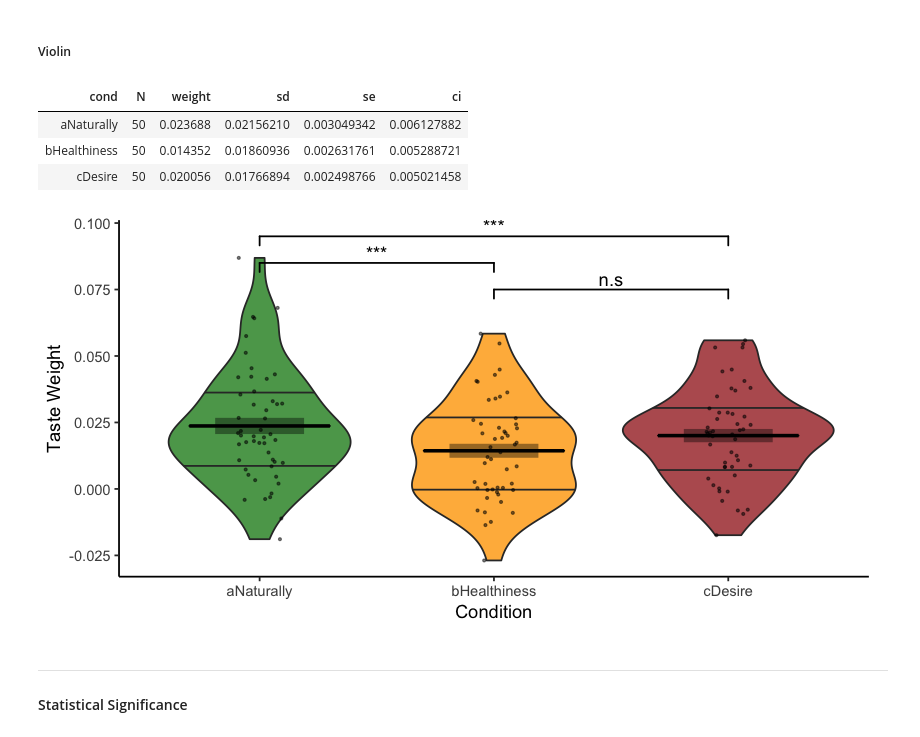
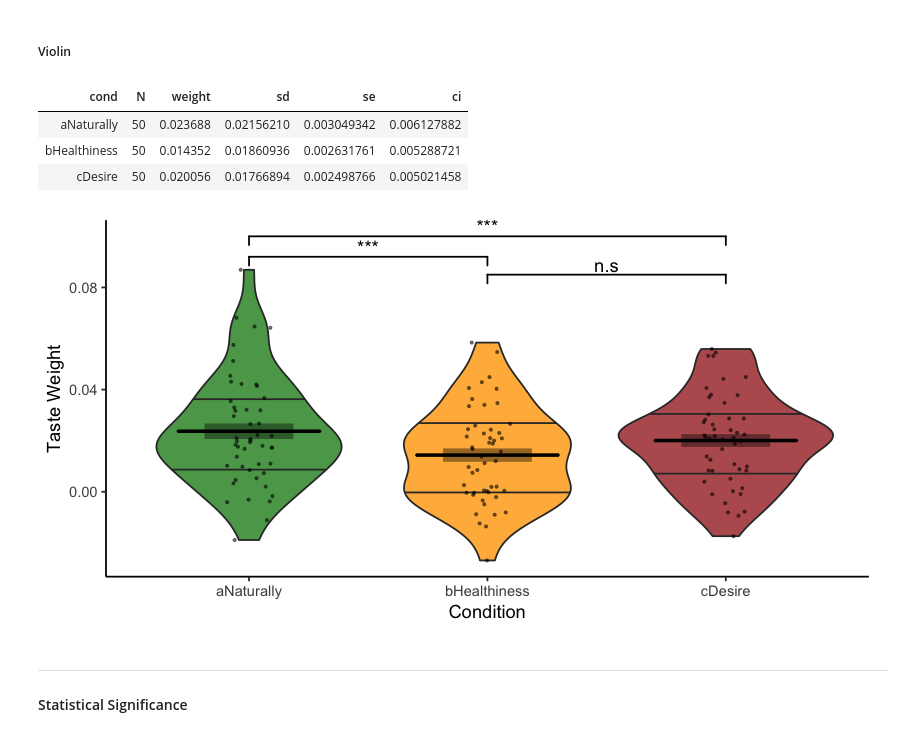
Before and after one commit to danieljwilson/cogReg_fMRI, a Jupyter notebook: 3_experiment/3_3_data_analysis/fr_results_ddm.ipynb, the cells around one changed output. Saved outputs shown, nothing was run; the diff lists cells and outputs as text; code cells hidden in the pictures.

```diff
--- a/3_experiment/3_3_data_analysis/fr_results_ddm.ipynb
+++ b/3_experiment/3_3_data_analysis/fr_results_ddm.ipynb
@@ -522,31 +522,34 @@ ddm_taste_sub$cond = plyr::mapvalues(ddm_taste_sub$cond,
 # %%
 ddm_taste_group = ddm_taste_sub %>%
     Rmisc::summarySE(measurevar = "weight", groupvars = c("cond"))
 
 #pander(ddm_taste_group)
 ddm_taste_group
 
 
 # Plot
 plot = ggplot(ddm_taste_sub, aes(cond, weight, fill = cond)) +
     geom_violin(draw_quantiles = c(0.25, 0.75), size=0.5, alpha=0.8, show.legend = F) +
     geom_linerange(aes(ymin = weight-se, ymax = weight+se), size=25, alpha=0.4, data=ddm_taste_group) +
     geom_crossbar(stat="summary", fun.y=mean, fun.ymax=mean, fun.ymin=mean, fatten=2, width=0.6, show.legend = F) +
     geom_jitter(height = 0, width = 0.1, size = 0.5, alpha=0.5, show.legend = F) +
     xlab("Condition") +
     ylab("Taste Weight") +
     scale_fill_manual(values = c("forestgreen", "orange", "brown")) +
     theme_classic()
 
 plot +
     geom_signif(annotations = c("n.s", "***", "***"),
-              y_position = c(.075, .085, .095), xmin=c(2,1,1), xmax=c(3,2,3))
+              y_position = c(.085, .092, .1), xmin=c(2,1,1), xmax=c(3,2,3))
+
+# save to file
+#ggsave("../3_4_outputs/plots/ddm_taste.pdf", width = 20, height = 15, units = "cm")
 # %% [output]
 | cond | N | weight | sd | se | ci |
 | aNaturally | 50 | 0.023688 | 0.02156210 | 0.003049342 | 0.006127882 |
 | bHealthiness | 50 | 0.014352 | 0.01860936 | 0.002631761 | 0.005288721 |
 | cDesire | 50 | 0.020056 | 0.01766894 | 0.002498766 | 0.005021458 |
-[figure, old version]
+[figure, new version]
 # %%
 # save to file
 #ggsave("../3_4_outputs/plots/ddm_taste.pdf", width = 20, height = 15, units = "cm")
```
Also changed, not shown: parts of 2 cells of this notebook, 7 other files.
